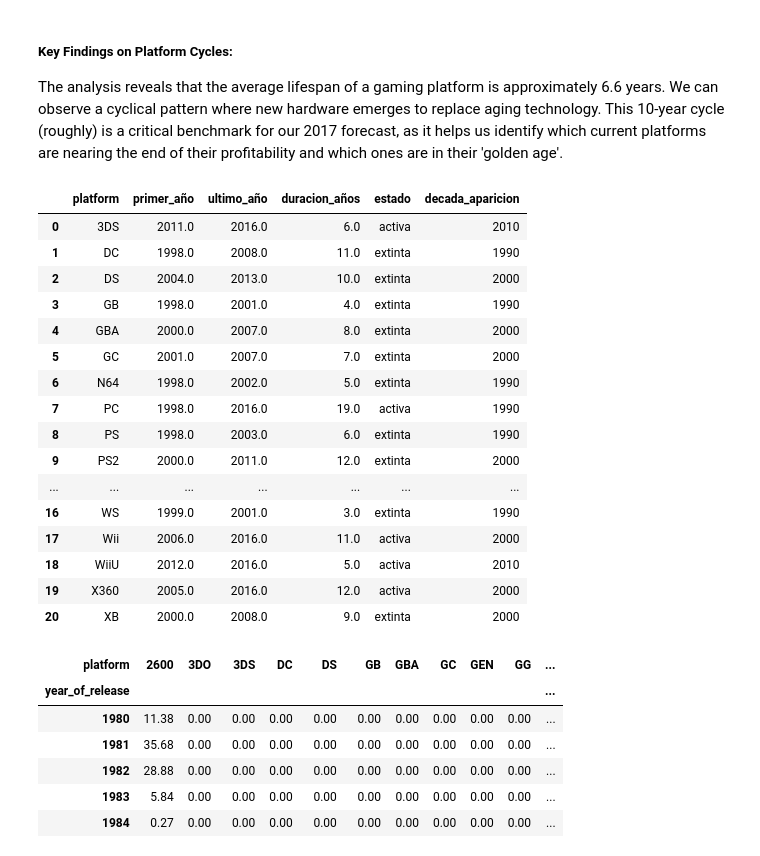
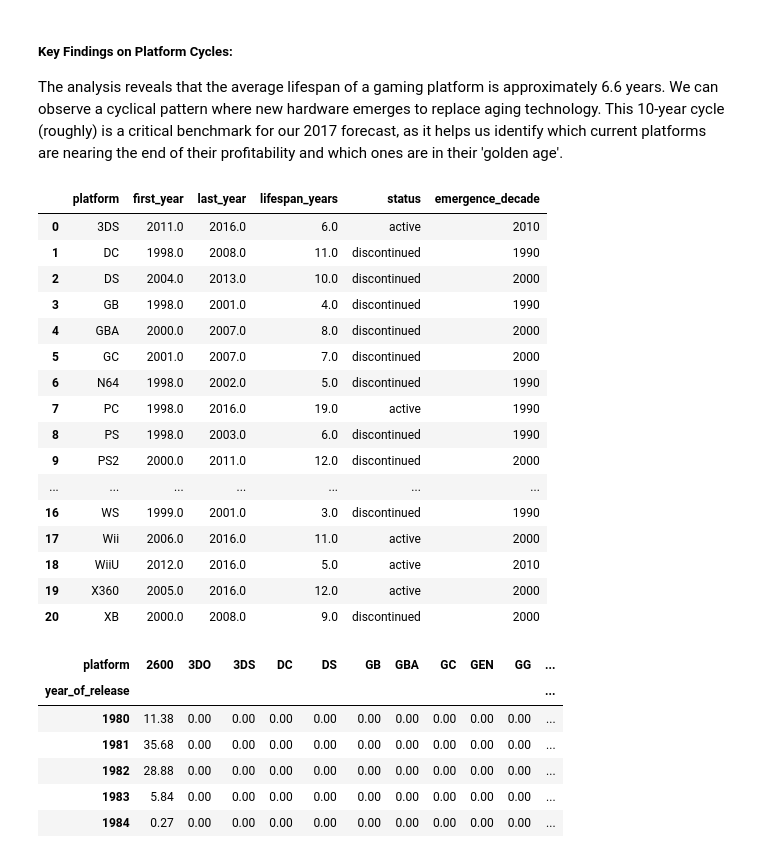
Before and after one commit to juliethrodri24-web/analisis_ventas_videojuegos_tienda, a Jupyter notebook: notebook.ipynb, the cells around one changed output. Drawn from its saved outputs; the diff is of its cells as text; code cells hidden in the pictures.

```diff
--- a/notebook.ipynb
+++ b/notebook.ipynb
@@ -673,25 +666,29 @@ The analysis reveals that the average lifespan of a gaming platform is approxima
 # %%
-ciclo_vida_plataformas['decada_aparicion'] = ciclo_vida_plataformas['decada_aparicion'].astype(int)
+# Convert 'emergence_decade' to integer for cleaner formatting
+platform_lifespan['emergence_decade'] = platform_lifespan['emergence_decade'].astype(int)
 # %%
-plataformas_ciclo = ciclo_vida_plataformas['platform'].head(21).values
-display
-(ciclo_vida_plataformas.head(21))
+
+# Store the names of the first 21 platforms to analyze their cycles
+top_platforms_list = platform_lifespan['platform'].head(21).values
+
+# Display the first 21 rows of the platform lifespan summary
+display(platform_lifespan.head(21))
 # %% [output]
-|  | platform | primer_año | ultimo_año | duracion_años | estado | decada_aparicion |
-| 0 | 3DS | 2011.0 | 2016.0 | 6.0 | activa | 2010 |
-| 1 | DC | 1998.0 | 2008.0 | 11.0 | extinta | 1990 |
-| 2 | DS | 2004.0 | 2013.0 | 10.0 | extinta | 2000 |
-| 3 | GB | 1998.0 | 2001.0 | 4.0 | extinta | 1990 |
-| 4 | GBA | 2000.0 | 2007.0 | 8.0 | extinta | 2000 |
-| 5 | GC | 2001.0 | 2007.0 | 7.0 | extinta | 2000 |
-| 6 | N64 | 1998.0 | 2002.0 | 5.0 | extinta | 1990 |
-| 7 | PC | 1998.0 | 2016.0 | 19.0 | activa | 1990 |
-| 8 | PS | 1998.0 | 2003.0 | 6.0 | extinta | 1990 |
-| 9 | PS2 | 2000.0 | 2011.0 | 12.0 | extinta | 2000 |
+|  | platform | first_year | last_year | lifespan_years | status | emergence_decade |
+| 0 | 3DS | 2011.0 | 2016.0 | 6.0 | active | 2010 |
+| 1 | DC | 1998.0 | 2008.0 | 11.0 | discontinued | 1990 |
+| 2 | DS | 2004.0 | 2013.0 | 10.0 | discontinued | 2000 |
+| 3 | GB | 1998.0 | 2001.0 | 4.0 | discontinued | 1990 |
+| 4 | GBA | 2000.0 | 2007.0 | 8.0 | discontinued | 2000 |
+| 5 | GC | 2001.0 | 2007.0 | 7.0 | discontinued | 2000 |
+| 6 | N64 | 1998.0 | 2002.0 | 5.0 | discontinued | 1990 |
+| 7 | PC | 1998.0 | 2016.0 | 19.0 | active | 1990 |
+| 8 | PS | 1998.0 | 2003.0 | 6.0 | discontinued | 1990 |
+| 9 | PS2 | 2000.0 | 2011.0 | 12.0 | discontinued | 2000 |
 | ... | ... | ... | ... | ... | ... | ... |
-| 16 | WS | 1999.0 | 2001.0 | 3.0 | extinta | 1990 |
-| 17 | Wii | 2006.0 | 2016.0 | 11.0 | activa | 2000 |
-| 18 | WiiU | 2012.0 | 2016.0 | 5.0 | activa | 2010 |
-| 19 | X360 | 2005.0 | 2016.0 | 12.0 | activa | 2000 |
-| 20 | XB | 2000.0 | 2008.0 | 9.0 | extinta | 2000 |
+| 16 | WS | 1999.0 | 2001.0 | 3.0 | discontinued | 1990 |
+| 17 | Wii | 2006.0 | 2016.0 | 11.0 | active | 2000 |
+| 18 | WiiU | 2012.0 | 2016.0 | 5.0 | active | 2010 |
+| 19 | X360 | 2005.0 | 2016.0 | 12.0 | active | 2000 |
+| 20 | XB | 2000.0 | 2008.0 | 9.0 | discontinued | 2000 |
 # %%
```
Also changed, not shown: parts of 23 cells of this notebook.
